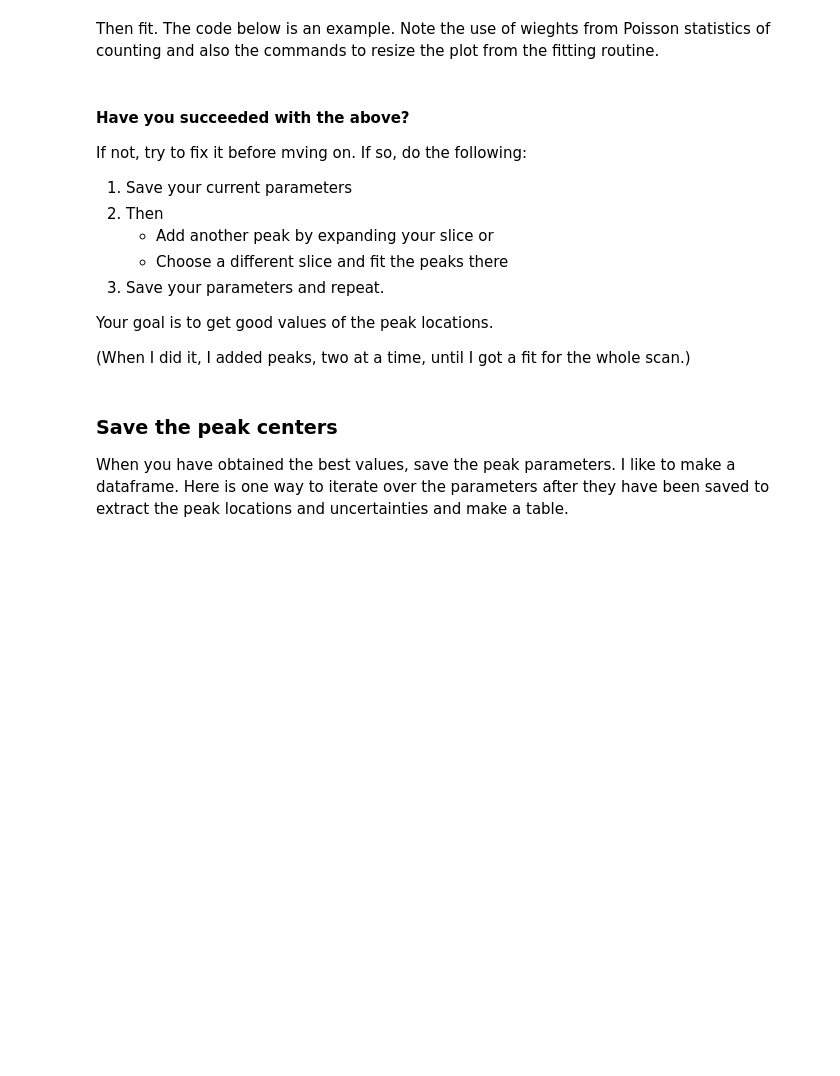
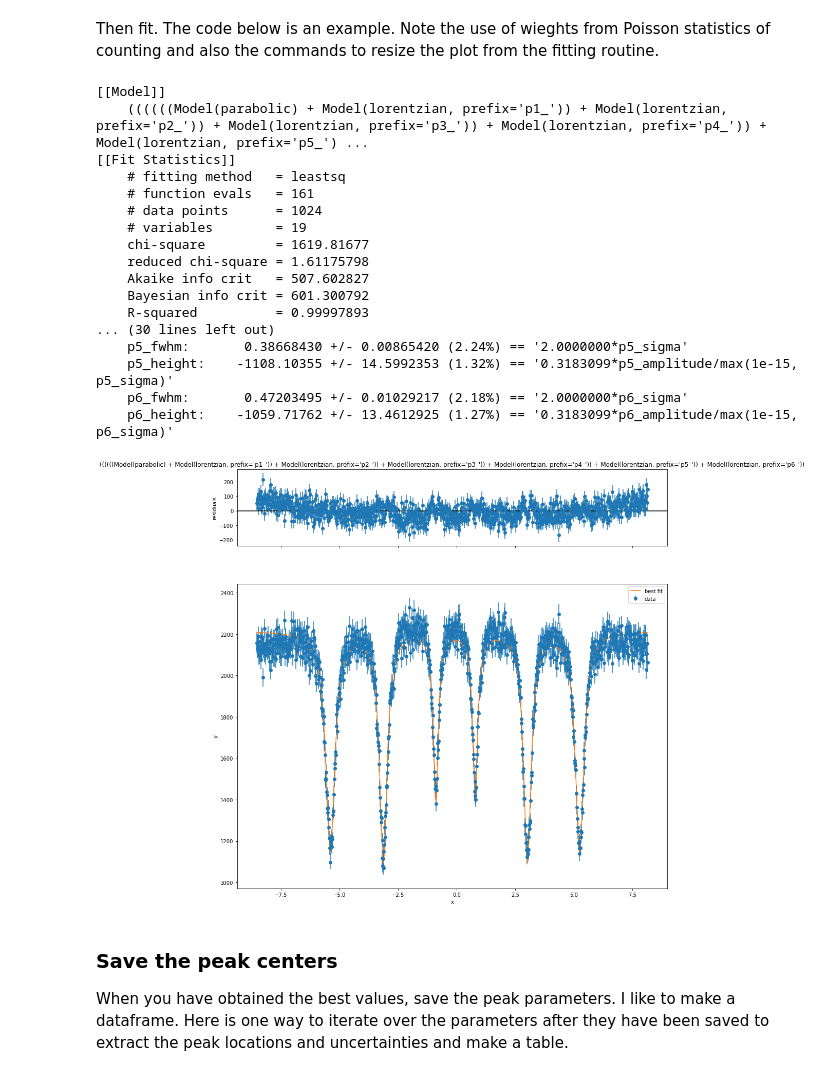
Before and after one commit to ahserhan/CMX, a Jupyter notebook: Mossbauer Specctroscopy/Mossbauer Full Analysis (Template).ipynb, the cells around one changed output. Cells and saved outputs as stored; diff of their text form; code cells hidden in the pictures; blank space fills up the shorter version.

```diff
--- a/Mossbauer Specctroscopy/Mossbauer Full Analysis (Template).ipynb
+++ b/Mossbauer Specctroscopy/Mossbauer Full Analysis (Template).ipynb
@@ -144,8 +185,10 @@ from lmfit.models import QuadraticModel, LorentzianModel
 
 # create an instance of the model
 # Note use of prefixes to keep parameters separate
-model1 = QuadraticModel() + LorentzianModel(prefix='p1_') + LorentzianModel(prefix='p2_')
+model1 = QuadraticModel() + LorentzianModel(prefix='p1_') + LorentzianModel(prefix='p2_')  + LorentzianModel(prefix='p3_') + LorentzianModel(prefix='p4_') + LorentzianModel(prefix='p5_') + LorentzianModel(prefix='p6_')
 
 model = model1
 
 params = model.make_params()
+
+print('parameter names: {}'.format(model.param_names))
@@ -160,25 +247,31 @@ params['p1_sigma'].set(value=0.15, vary=True)
 # %% [markdown]
 Then fit.  The code below is an example.  Note the use of wieghts from Poisson statistics of counting and also the commands to resize the plot from the fitting routine.
 # %%
-model_fit = model.fit(Fe['Counts'][Index], params, x=Fe['velocity'], weights=1/np.sqrt(Fe['Counts'][Index]))
+model_fit = model.fit(Fe['Ct'], params, x=Fe_velocity, weights=1/np.sqrt(Fe['Ct']))
 
 print(model_fit.fit_report(show_correl=False))
 
 myfig=plt.figure(figsize=(15,15))
 model_fit.plot(fig=myfig);
+# %% [output]
+[[Model]]
+    ((((((Model(parabolic) + Model(lorentzian, prefix='p1_')) + Model(lorentzian, prefix='p2_')) + Model(lorentzian, prefix='p3_')) + Model(lorentzian, prefix='p4_')) + Model(lorentzian, prefix='p5_') ...
+[[Fit Statistics]]
+    # fitting method   = leastsq
+    # function evals   = 161
+    # data points      = 1024
+    # variables        = 19
+    chi-square         = 1619.81677
+    reduced chi-square = 1.61175798
+    Akaike info crit   = 507.602827
+    Bayesian info crit = 601.300792
+    R-squared          = 0.99997893
+... (30 lines left out)
+    p5_fwhm:       0.38668430 +/- 0.00865420 (2.24%) == '2.0000000*p5_sigma'
+    p5_height:    -1108.10355 +/- 14.5992353 (1.32%) == '0.3183099*p5_amplitude/max(1e-15, p5_sigma)'
+    p6_fwhm:       0.47203495 +/- 0.01029217 (2.18%) == '2.0000000*p6_sigma'
+    p6_height:    -1059.71762 +/- 13.4612925 (1.27%) == '0.3183099*p6_amplitude/max(1e-15, p6_sigma)'
+[figure, added]
-# %% [markdown]
-#### Have you succeeded with the above?
-
-If not,  try to fix it before mving on. If so, do the following:
-1. Save your current parameters
-2. Then
-   * Add another peak by expanding your slice or
-   * Choose a different slice and fit the peaks there
-3. Save your parameters and repeat.
-
-Your goal is to get good values of the peak locations.
-
-(When I did it, I added peaks, two at a time, until I got a fit for the whole scan.)
 # %% [markdown]
 ### Save the peak centers
 
```
Also changed, not shown: parts of 17 cells of this notebook.
